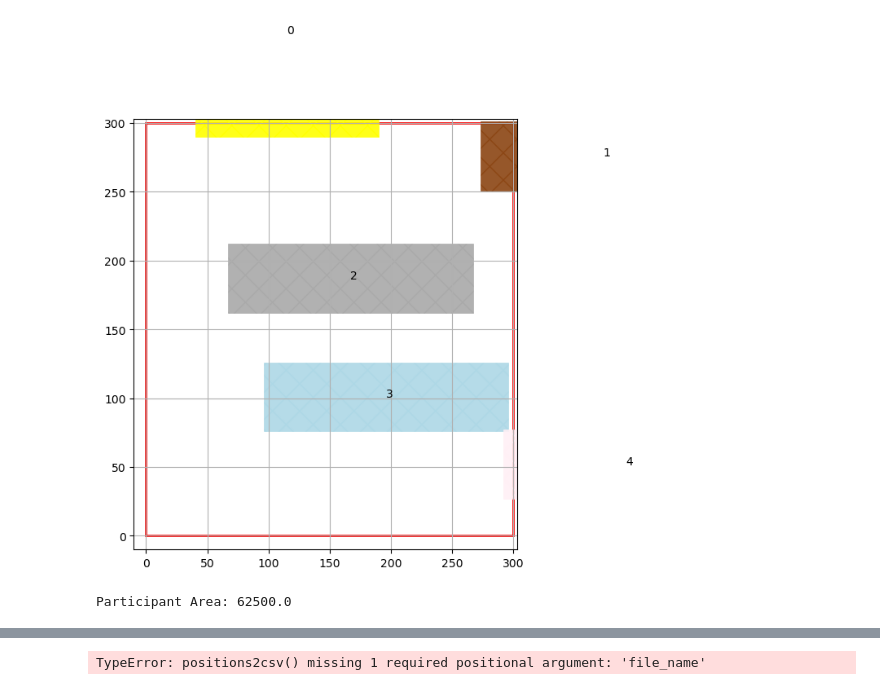
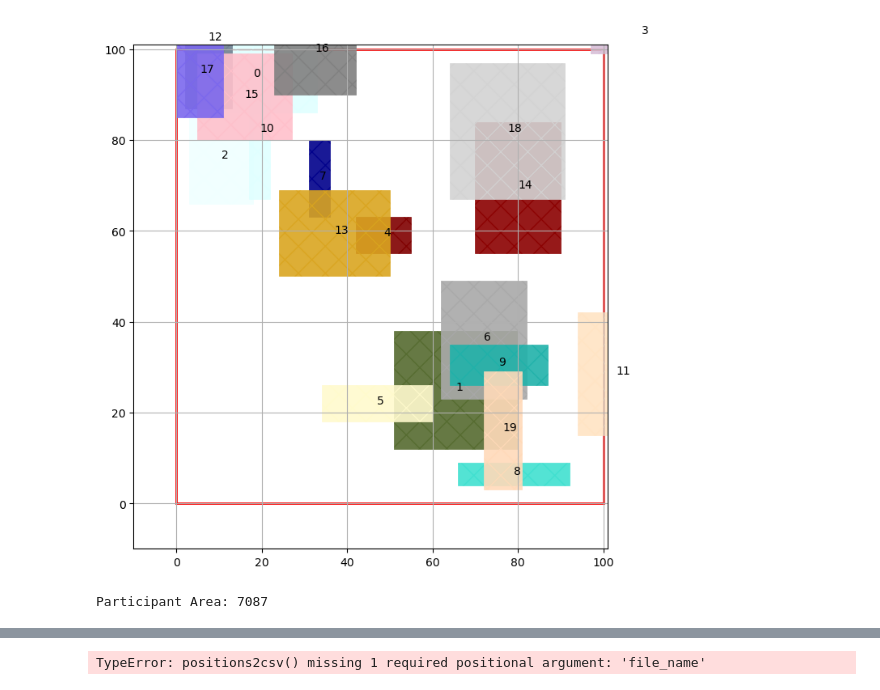
Before and after one commit to TiMo3654/abf, a Jupyter notebook: tests.ipynb, the cells around one changed output, grey strips where cells are left out. Cells and saved outputs as stored; diff of their text form; code cells hidden in the pictures.

```diff
--- a/tests.ipynb
+++ b/tests.ipynb
@@ -18,48 +18,48 @@ critical_amount     = 100
 # %%
 # #Random small
 # layout_zone         = {"xmin"   : 0, "ymin"   : 0, "width"  : 70, "height" : 70}
 # participants        = generate_unconnected_participants(10, layout_zone, 30, 30, 666)
 # ds_goal             = 20.0
 
-# #Random
-# layout_zone         = {"xmin"   : 0, "ymin"   : 0, "width"  : 100, "height" : 100}
-# participants        = generate_unconnected_participants(20, layout_zone, 30, 30, 420)
-# ds_goal             = 15.0
+#Random
+layout_zone         = {"xmin"   : 0, "ymin"   : 0, "width"  : 100, "height" : 100}
+participants        = generate_unconnected_participants(20, layout_zone, 30, 30, 420)
+ds_goal             = 15.0
 
 # #Random with nets
 # layout_zone         = {"xmin"   : 0, "ymin"   : 0, "width"  : 80, "height" : 80}
 # participants        = generate_connected_participants(10, 5, 3, layout_zone, 30, 30, 69)    # {"xmin"   : 0, "ymin"   : 0, "width"  : 80, "height" : 80} + (10, 5, 3, layout_zone, 30, 30, 69)-> Oscillation
 # ds_goal             = 13.0
 
 # # Perfect square
 # layout_zone         = {"xmin"   : 0, "ymin"   : 0, "width"  : 100, "height" : 100}
 # participants        = generate_unconnected_equal_quadratic_participants(9, layout_zone, 31, 420)
 # ds_goal             = 0.48
 
-# Wheel
-layout_zone         = {"xmin"   : 0, "ymin"   : 0, "width"  : 300, "height" : 300}
-participants        = generate_unconnected_wheel_participants(layout_zone, 100, 999)
-ds_goal             = 0.48
+# # Wheel
+# layout_zone         = {"xmin"   : 0, "ymin"   : 0, "width"  : 300, "height" : 300}
+# participants        = generate_unconnected_wheel_participants(layout_zone, 100, 999)
+# ds_goal             = 0.48
 
 # # Zone filling participants
 # layout_zone         = {"xmin"   : 0, "ymin"   : 0, "width"  : 100, "height" : 100}
 # participants        = generate_unconnected_zone_filling_participants(5, 3, layout_zone, 777)
 # ds_goal             = 0.48
 # layout_zone         = {"xmin"   : 0, "ymin"   : 0, "width"  : 200, "height" : 200}  # Overwrite layout zone used for generation to allow room for movement
 
 
 plot_size           = 1.01 * layout_zone["width"]
 
 
 a = plot_participants(layout_zone, participants, plot_size, plot_size, plot_connections= True)
 # %% [output]
-[figure, old version]
+[figure, new version]
 # %%
 participants            = determine_initial_conditions(participants, layout_zone, conciliation_quota, critical_amount)
 
 print('Participant Area: ' + str(calculate_all_participants_area(participants)))
 # %% [output]
-Participant Area: 62500.0
+Participant Area: 7087
 # %%
 id_list = [p['idx'] for p in (participants.values())]
 
```
Also changed, not shown: parts of 4 cells of this notebook, 2 other files.
